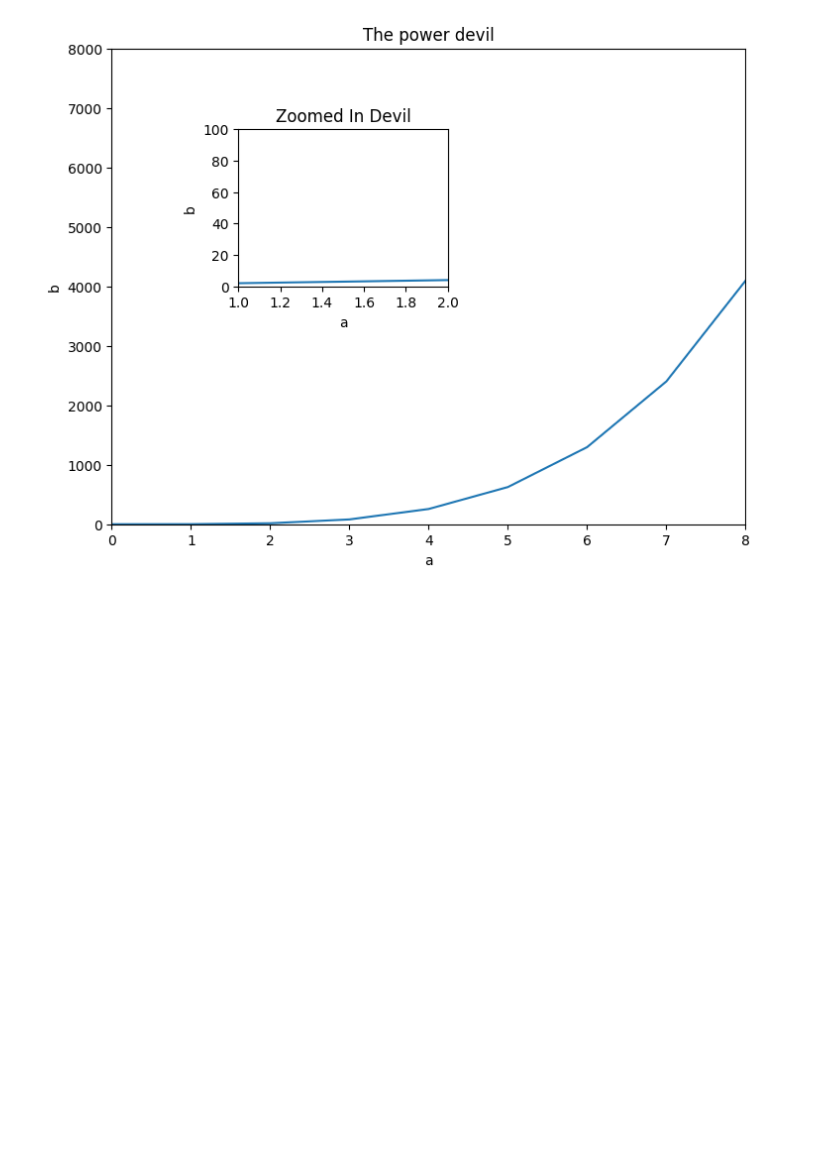
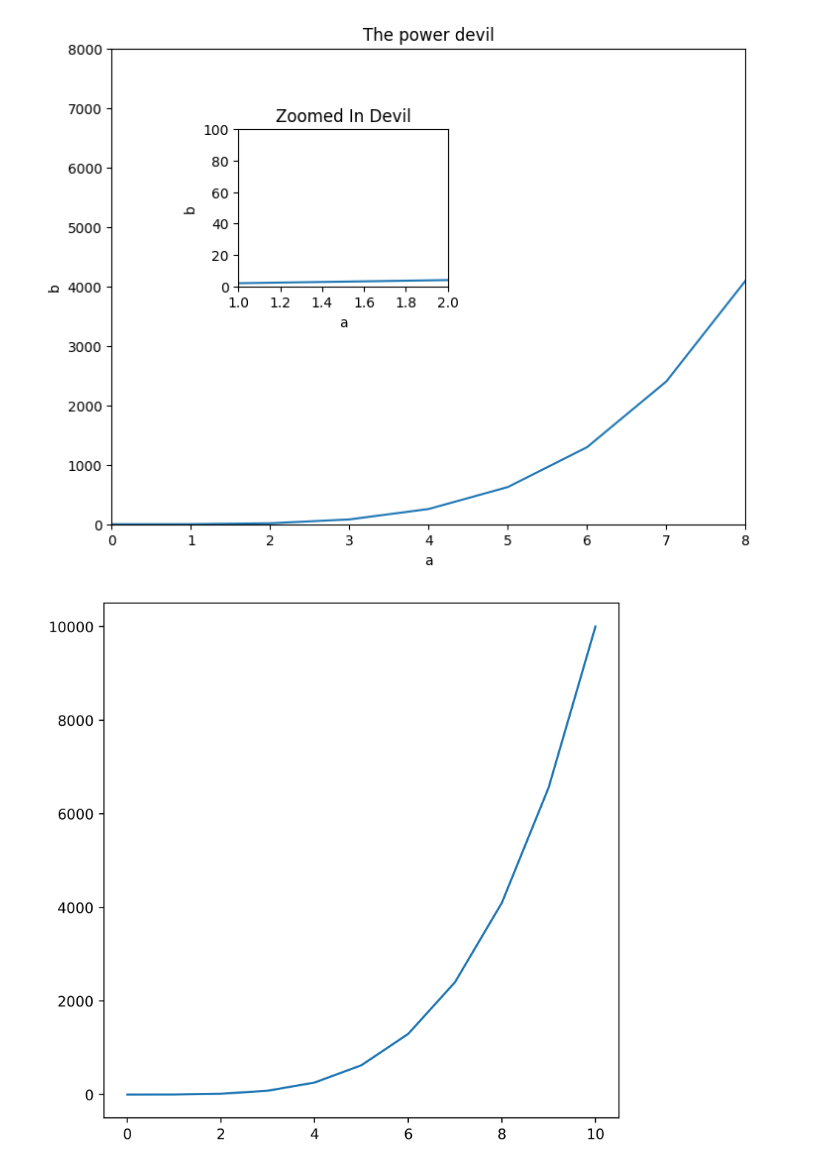
Before and after one commit to kellyjj/pythonMLClass, a Jupyter notebook: lesson6.ipynb, the cells around one changed output. Saved outputs shown, nothing was run; the diff lists cells and outputs as text; code cells hidden in the pictures; blank space fills up the shorter version.

```diff
--- a/lesson6.ipynb
+++ b/lesson6.ipynb
@@ -51,3 +51,10 @@ axes2.plot(x,y)
 # %% [output]
 [<matplotlib.lines.Line2D at 0x...>]
 [figure]
+# %%
+fig = plt.figure(figsize=(5,5),dpi=500)
+axes = fig.add_axes([0,0,1,1])
+axes.plot(a,b)
+fig.savefig('/home/kellyj/Documents/saveme.png',bbox_inches='tight')
+# %% [output]
+[figure, added]
```
